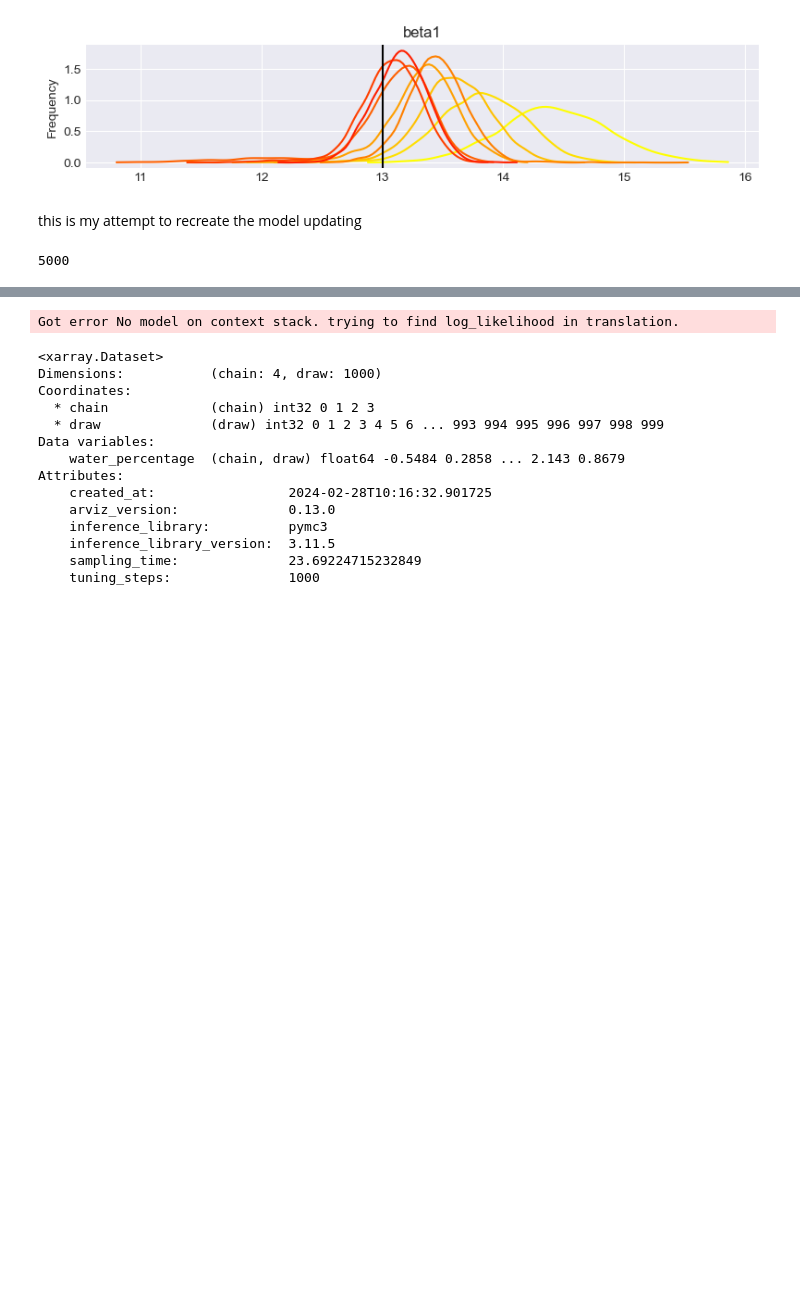
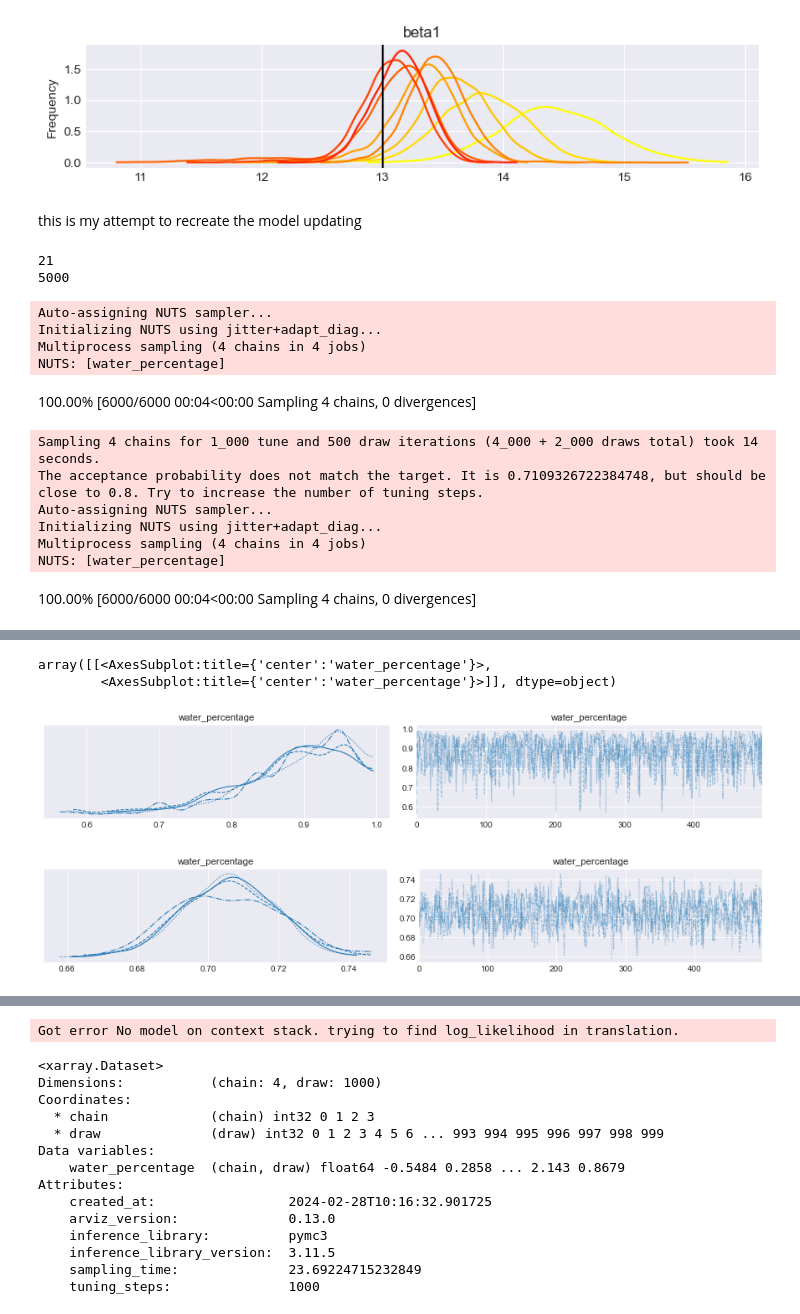
Before and after one commit to LordHerman123/Thesis, a Jupyter notebook: pyMC3_trial.ipynb, the cells around one changed output, grey strips where cells are left out. Drawn from its saved outputs; the diff is of its cells as text; code cells hidden in the pictures; blank space fills up the shorter version.

```diff
--- a/pyMC3_trial.ipynb
+++ b/pyMC3_trial.ipynb
@@ -138,7 +138,43 @@ this is my attempt to recreate the model updating
 # %%
 
 Y =  np.random.binomial([1]*5000,0.7)
+water_obs =  np.cumsum(Y)
+total_obs = range(1,5000,1)
+
+
 print(len(Y))
 #0 = land 1 = water
 # %% [output]
+21
 5000
+# %%
+traces = []
+vector = np.array([1,10, 100, 500,1000])
+model_earth = Model()
+with model_earth:
+
+    water_percentage = pm.Beta("water_percentage",alpha=5,beta=2)
+
+
+    Y_obs = Binomial("Y_obs",n=total_obs[10],p=water_percentage,observed=water_obs[10])
+
+    trace = sample(500)
+    traces.append(trace)
+az.plot_trace(trace)
+with model_earth:
+     Y_obs = Binomial("Y_obs1",n=total_obs[1000],p=water_percentage,observed=water_obs[1000])
+     trace = sample(500)
+az.plot_trace(trace)
+# %% [output]
+Auto-assigning NUTS sampler...
+Initializing NUTS using jitter+adapt_diag...
+Multiprocess sampling (4 chains in 4 jobs)
+NUTS: [water_percentage]
+100.00% [6000/6000 00:04<00:00 Sampling 4 chains, 0 divergences]
+Sampling 4 chains for 1_000 tune and 500 draw iterations (4_000 + 2_000 draws total) took 14 seconds.
+The acceptance probability does not match the target. It is 0.7109326722384748, but should be close to 0.8. Try to increase the number of tuning steps.
+Auto-assigning NUTS sampler...
+Initializing NUTS using jitter+adapt_diag...
+Multiprocess sampling (4 chains in 4 jobs)
+NUTS: [water_percentage]
+100.00% [6000/6000 00:04<00:00 Sampling 4 chains, 0 divergences]
@@ -145,2 +182,6 @@ print(len(Y))
+array([[<AxesSubplot:title={'center':'water_percentage'}>,
+        <AxesSubplot:title={'center':'water_percentage'}>]], dtype=object)
+[figure, added]
+[figure, added]
 # %%
 traces = []
```
Also changed, not shown: parts of 2 cells of this notebook.
